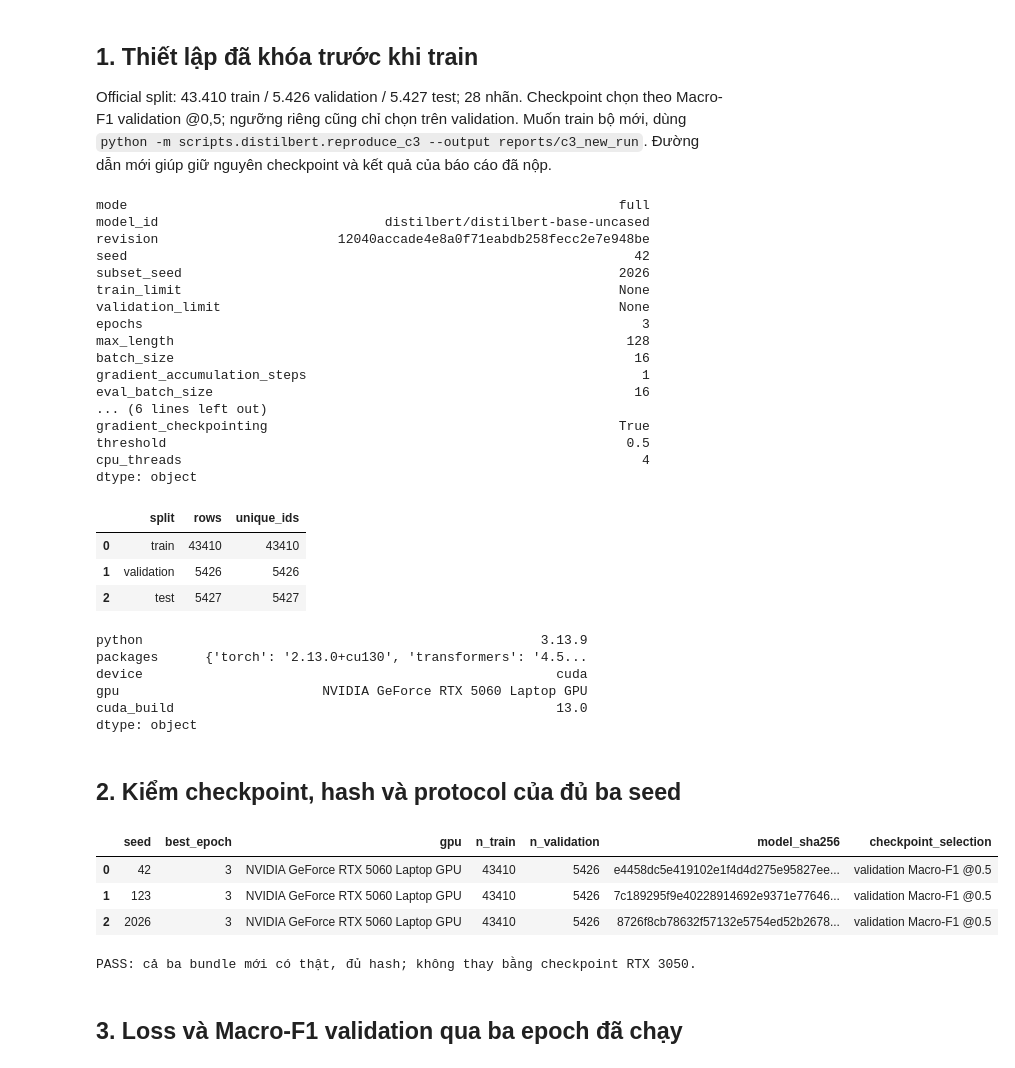
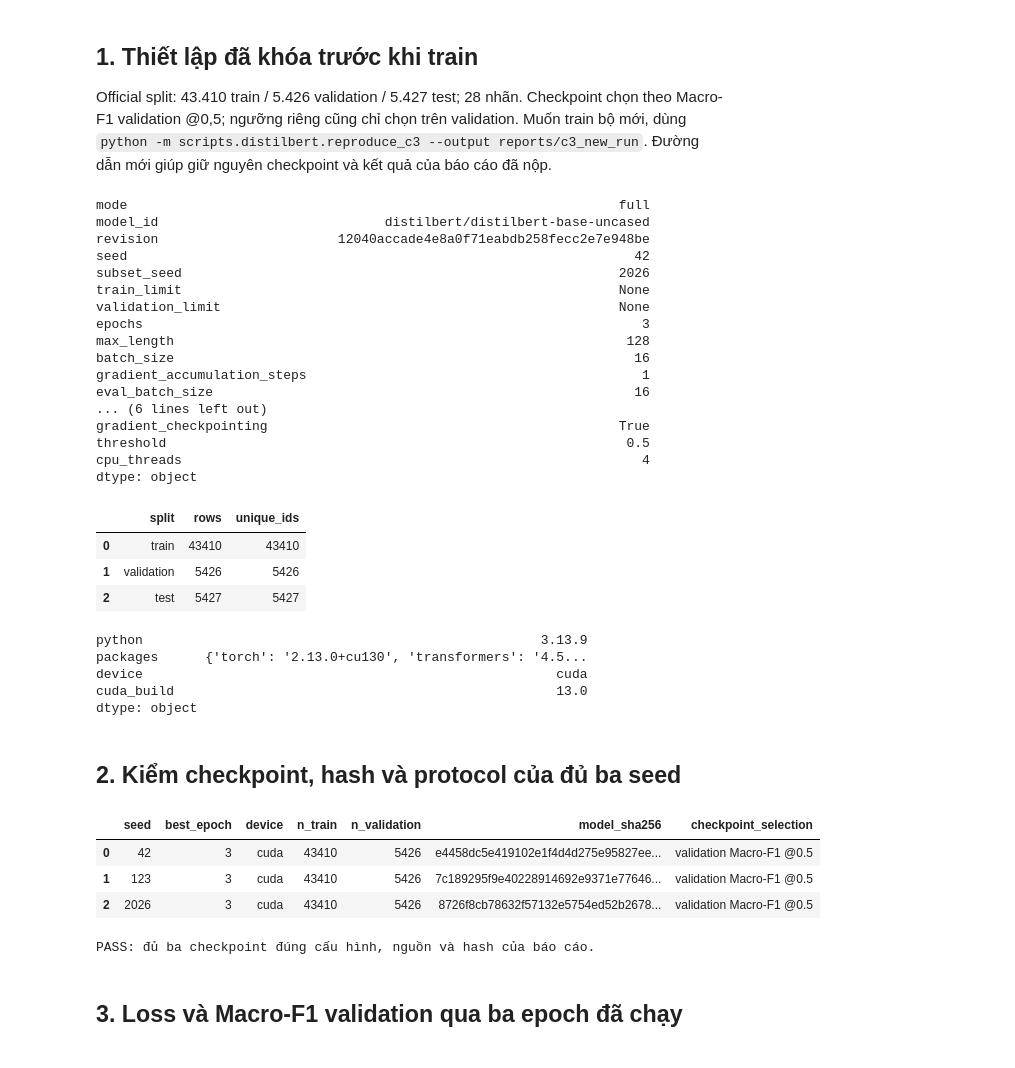
Before and after one commit to dzyuu1612/goemotions-multilabel-classification, a Jupyter notebook: notebooks/executed/05_distilbert_huy.executed.ipynb, the cells around one changed output. Saved outputs shown, nothing was run; the diff lists cells and outputs as text; code cells hidden in the pictures.

Commit message:
Remove GPU model labels from reports and notebook presentation

```diff
--- a/notebooks/executed/05_distilbert_huy.executed.ipynb
+++ b/notebooks/executed/05_distilbert_huy.executed.ipynb
@@ -55,7 +55,7 @@ assert plan['config'] == read_json(ROOT/'configs/distilbert_full.json')
 assert plan['seeds'] == [42,123,2026] and not plan['test_used_for_selection']
 display(pd.Series(plan['config']))
 display(pd.DataFrame([dict(split=s, rows=len(df), unique_ids=df.id.nunique()) for s,df in frames.items()]))
-display(pd.Series(completion['environment']))
+display(pd.Series({k:v for k,v in completion['environment'].items() if k != 'gpu'}))
 # %% [output]
 mode                                                               full
 model_id                             distilbert/distilbert-base-uncased
@@ -81,7 +81,6 @@ dtype: object
 python                                                   3.13.9
 packages      {'torch': '2.13.0+cu130', 'transformers': '4.5...
 device                                                     cuda
-gpu                          NVIDIA GeForce RTX 5060 Laptop GPU
 cuda_build                                                 13.0
 dtype: object
 # %% [markdown]
@@ -89,21 +88,21 @@ dtype: object
 # %%
 receipts, runs = [], {}
 for seed in (42,123,2026):
     meta, protocol = checked_c3(C3_RUN, seed)
     runs[seed] = meta
     assert meta['n_train'] == 43410 and meta['n_validation'] == 5426 and not meta['test_used']
-    receipts.append(dict(seed=seed, best_epoch=meta['best_epoch'], gpu=meta['environment']['gpu'],
+    receipts.append(dict(seed=seed, best_epoch=meta['best_epoch'], device=meta['environment']['device'],
         n_train=meta['n_train'], n_validation=meta['n_validation'],
         model_sha256=meta['artifact_sha256']['best/model.safetensors'],
         checkpoint_selection='validation Macro-F1 @0.5'))
 display(pd.DataFrame(receipts))
-print('PASS: cả ba bundle mới có thật, đủ hash; không thay bằng checkpoint RTX 3050.')
+print('PASS: đủ ba checkpoint đúng cấu hình, nguồn và hash của báo cáo.')
 # %% [output]
-|  | seed | best_epoch | gpu | n_train | n_validation | model_sha256 | checkpoint_selection |
-| 0 | 42 | 3 | NVIDIA GeForce RTX 5060 Laptop GPU | 43410 | 5426 | e4458dc5e419102e1f4d4d275e95827ee... | validation Macro-F1 @0.5 |
-| 1 | 123 | 3 | NVIDIA GeForce RTX 5060 Laptop GPU | 43410 | 5426 | 7c189295f9e40228914692e9371e77646... | validation Macro-F1 @0.5 |
-| 2 | 2026 | 3 | NVIDIA GeForce RTX 5060 Laptop GPU | 43410 | 5426 | 8726f8cb78632f57132e5754ed52b2678... | validation Macro-F1 @0.5 |
+|  | seed | best_epoch | device | n_train | n_validation | model_sha256 | checkpoint_selection |
+| 0 | 42 | 3 | cuda | 43410 | 5426 | e4458dc5e419102e1f4d4d275e95827ee... | validation Macro-F1 @0.5 |
+| 1 | 123 | 3 | cuda | 43410 | 5426 | 7c189295f9e40228914692e9371e77646... | validation Macro-F1 @0.5 |
+| 2 | 2026 | 3 | cuda | 43410 | 5426 | 8726f8cb78632f57132e5754ed52b2678... | validation Macro-F1 @0.5 |
-PASS: cả ba bundle mới có thật, đủ hash; không thay bằng checkpoint RTX 3050.
+PASS: đủ ba checkpoint đúng cấu hình, nguồn và hash của báo cáo.
 # %% [markdown]
 ## 3. Loss và Macro-F1 validation qua ba epoch đã chạy
 # %%
```
Also changed, not shown: parts of 3 cells of this notebook, 25 other files.
